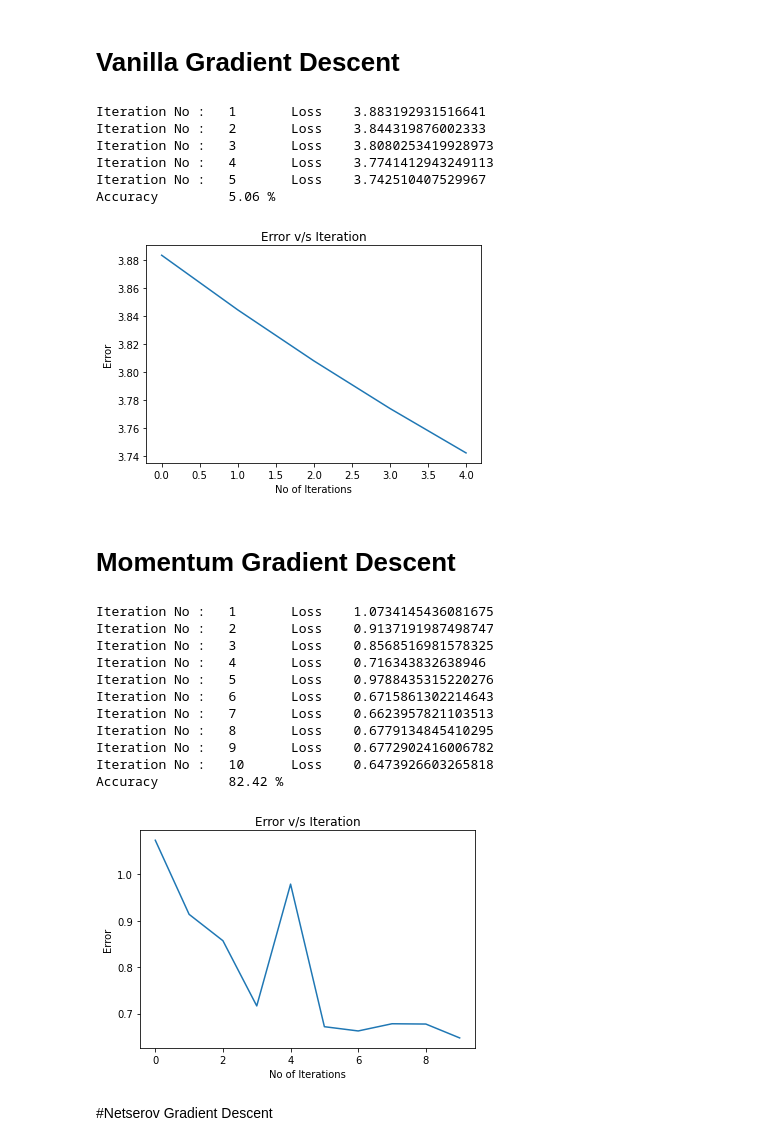
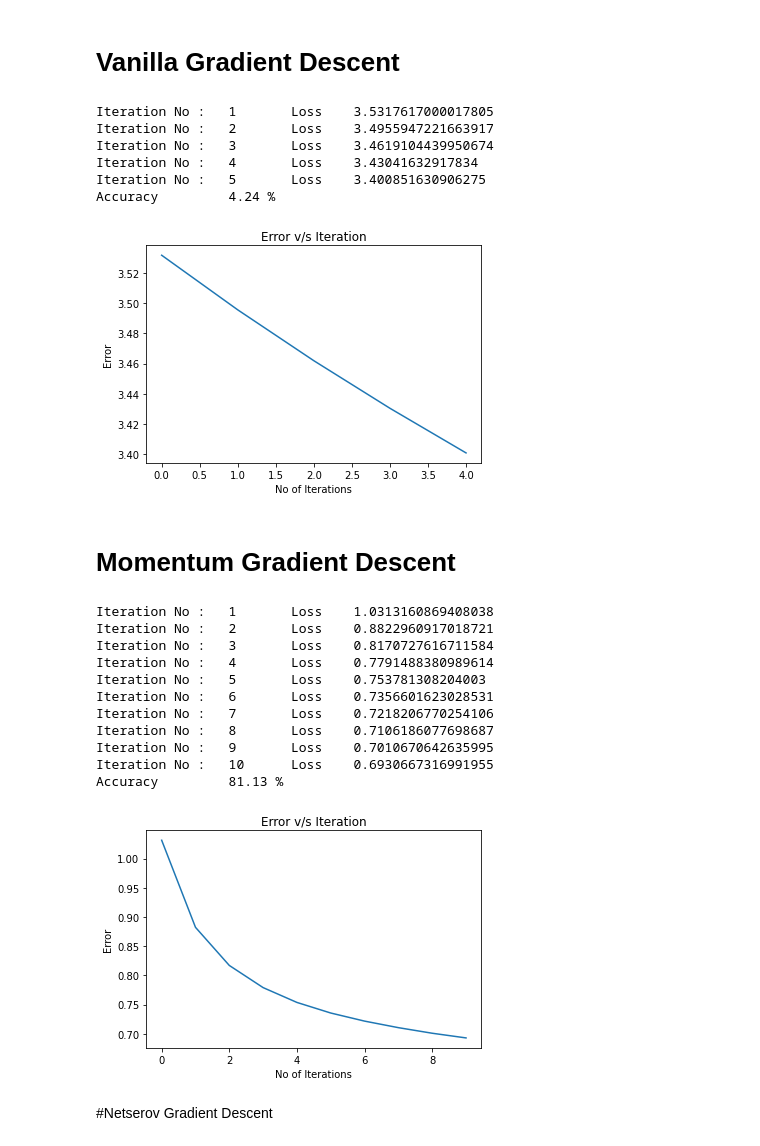
Before and after one commit to Faizmeraj25/deep_learning_assigment1, a Jupyter notebook: dl_q2.ipynb, the cells around one changed output. Drawn from its saved outputs; the diff is of its cells as text; code cells hidden in the pictures.

```diff
--- a/dl_q2.ipynb
+++ b/dl_q2.ipynb
@@ -19,16 +28,26 @@ print(x_test.shape)
 # %%
 class NN:
   # instantiate the weights and biases with random numbers.
-  def __init__(self, size):
+  def __init__(self, size, wt_initialisation):
     self.W= []
     self.B = []
     self.preactivation = []
     self.activation = []
-    for i in range(1, len(size)):
-      w = np.random.rand(size[i], size[i-1]) /(np.sqrt(size[i]))
-      b = np.random.rand(size[i])
-      self.W.append(w)
-      self.B.append(b)
+    if wt_initialisation.lower() == "xavier":
+      for i in range(1, len(size)):
+        n = np.sqrt(6 / (size[i] + size[i-1]))
+        w = np.random.uniform(-n , n, (size[i], size[i-1]))
+        b = np.random.uniform(-n , n, (size[i]))
+        self.W.append(w)
+        self.B.append(b)
+    # Random Initialisation
+    else:
+      for i in range(1, len(size)):
+        w = np.random.rand(size[i], size[i-1]) /(np.sqrt(size[i]))
+        b = np.random.rand(size[i])
+        self.W.append(w)
+        self.B.append(b)
+
 
 ###############################################################
   def normalize(self, x):
@@ -502,48 +523,52 @@ Accuracy         82.42 %
 # %% [markdown]
 # Vanilla Gradient Descent
 # %%
+#weight initialisation : "random", "xavier"
+wt_initialisation = "xavier"
 epoch = 5
 eta = 0.0000001
 layers = [784, 128, 10]
 no_of_classes = 10
-nn = NN(layers)
+nn = NN(layers, wt_initialisation)
 # activation_function  : "relu", "tanh" , "sigmoid"
 activation_function = "tanh"
 nn.gradient_descent(x_train, y_train,x_test, y_test, no_of_classes, layers, activation_function, eta, epoch)
 # %% [output]
-Iteration No :   1       Loss    3.883192931516641
-Iteration No :   2       Loss    3.844319876002333
-Iteration No :   3       Loss    3.8080253419928973
-Iteration No :   4       Loss    3.7741412943249113
-Iteration No :   5       Loss    3.742510407529967
-Accuracy         5.06 %
+Iteration No :   1       Loss    3.5317617000017805
+Iteration No :   2       Loss    3.4955947221663917
+Iteration No :   3       Loss    3.4619104439950674
+Iteration No :   4       Loss    3.43041632917834
+Iteration No :   5       Loss    3.400851630906275
+Accuracy         4.24 %
-[figure, old version]
+[figure, new version]
 # %% [markdown]
 # Momentum Gradient Descent
 # %%
+#weight initialisation : "random", "xavier"
+wt_initialisation = "xavier"
 epoch = 10
-eta = 0.001
+eta = 0.0001
 beta = 0.1
 layers = [784, 128, 10]
 # activation_function  : "relu", "tanh" , "sigmoid"
 activation_function = "tanh"
 no_of_classes = 10
 batch_size = 1024
-nn = NN(layers)
+nn = NN(layers, wt_initialisation)
 nn.momentum_grad_descent(x_train, y_train, x_test, y_test, no_of_classes, layers, activation_function, batch_size, eta, epoch, beta)
 # %% [output]
-Iteration No :   1       Loss    1.0734145436081675
-Iteration No :   2       Loss    0.9137191987498747
-Iteration No :   3       Loss    0.8568516981578325
-Iteration No :   4       Loss    0.716343832638946
-Iteration No :   5       Loss    0.9788435315220276
-Iteration No :   6       Loss    0.6715861302214643
-Iteration No :   7       Loss    0.6623957821103513
-Iteration No :   8       Loss    0.6779134845410295
-Iteration No :   9       Loss    0.6772902416006782
-Iteration No :   10      Loss    0.6473926603265818
-Accuracy         82.42 %
+Iteration No :   1       Loss    1.0313160869408038
+Iteration No :   2       Loss    0.8822960917018721
+Iteration No :   3       Loss    0.8170727616711584
+Iteration No :   4       Loss    0.7791488380989614
+Iteration No :   5       Loss    0.753781308204003
+Iteration No :   6       Loss    0.7356601623028531
+Iteration No :   7       Loss    0.7218206770254106
+Iteration No :   8       Loss    0.7106186077698687
+Iteration No :   9       Loss    0.7010670642635995
+Iteration No :   10      Loss    0.6930667316991955
+Accuracy         81.13 %
-[figure, old version]
+[figure, new version]
 # %% [markdown]
 #Netserov Gradient Descent
 # %%
```
Also changed, not shown: parts of 6 cells of this notebook.
